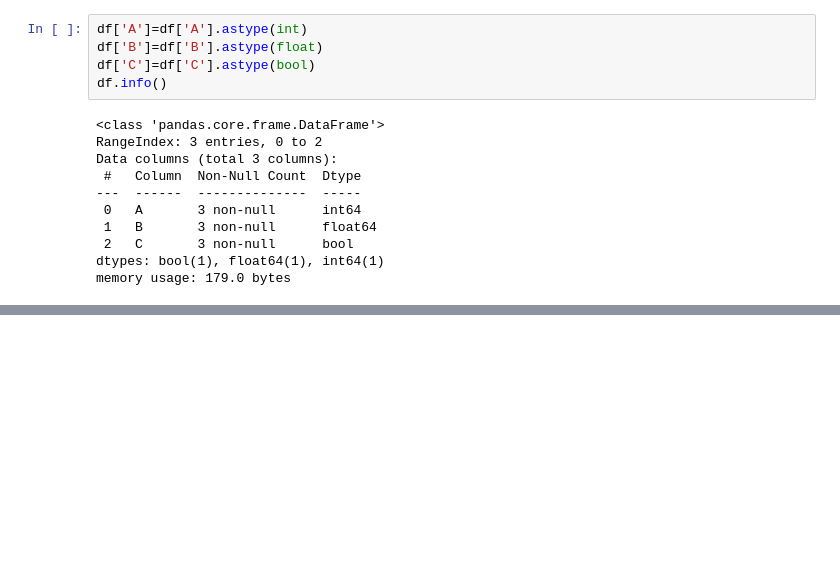
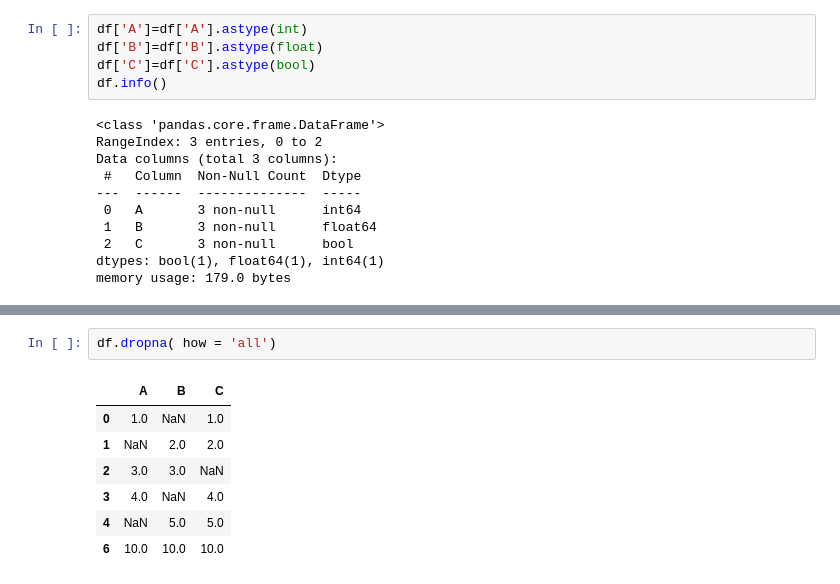
Before and after one commit to sokhan1/Introduction-to-data-analysts, a Jupyter notebook: 3_10_values_&_NA.ipynb, the cells around one changed output, grey strips where cells are left out. Cells and saved outputs as stored; diff of their text form; blank space fills up the shorter version.

```diff
--- a/3_10_values_&_NA.ipynb
+++ b/3_10_values_&_NA.ipynb
@@ -57,0 +122,10 @@ memory usage: 179.0 bytes
+# %%
+df.dropna( how = 'all')
+# %% [output]
+|  | A | B | C |
+| 0 | 1.0 | NaN | 1.0 |
+| 1 | NaN | 2.0 | 2.0 |
+| 2 | 3.0 | 3.0 | NaN |
+| 3 | 4.0 | NaN | 4.0 |
+| 4 | NaN | 5.0 | 5.0 |
+| 6 | 10.0 | 10.0 | 10.0 |
```
Also changed, not shown: parts of 8 cells of this notebook.
